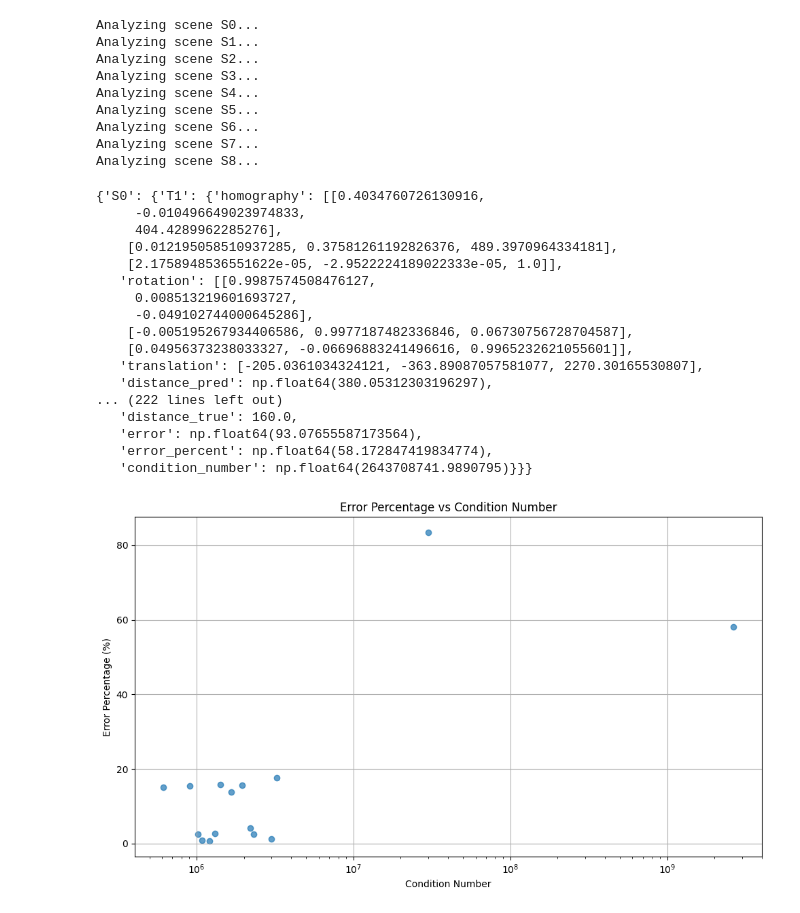
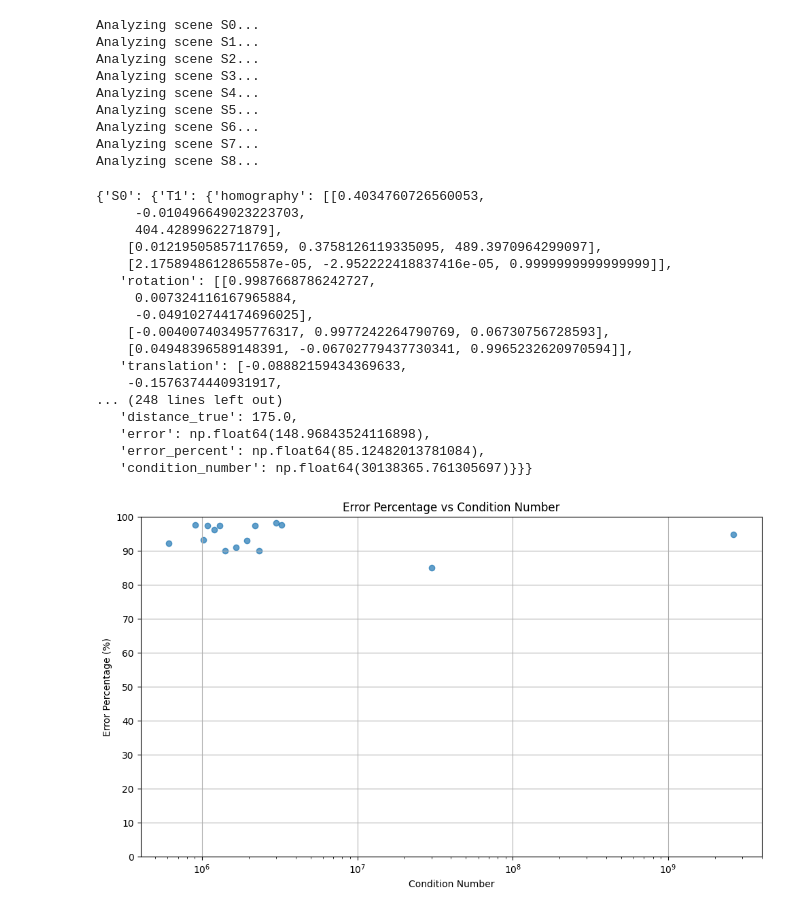
Before and after one commit to StefanoArcaro/single-view-3d, a Jupyter notebook: notebooks/analysis.ipynb, the cells around one changed output. Saved outputs shown, nothing was run; the diff lists cells and outputs as text; code cells hidden in the pictures.

Commit message:
New distance calculation method

```diff
--- a/notebooks/analysis.ipynb
+++ b/notebooks/analysis.ipynb
@@ -118,7 +118,7 @@ def template_match(template_path, scene_path, extract_method='SIFT', match_metho
 # %%
 def compute_distance(R, t_unscaled, width, height, template_real_length, template_pixel_length):
     """
-    Compute the distances from the camera center to a 3x3 grid of real-world points on a planar template.
+    Compute the distances from the camera center to the center of a planar template.
 
     Parameters:
         R (np.ndarray): 3x3 rotation matrix from template to camera
@@ -167,6 +201,9 @@ K, dist_coeffs, image_size = load_calibration_json("../assets/camera_calibration
 # %%
 scenes = data.get_all_scenes()
 # %%
+from src.geometry import recover_pose_from_homography_v3
+
+
 def analyze_scene(scene_id, scenes, K):
     """
     This function analyzes a scene by executing the following steps:
@@ -194,7 +231,8 @@ def analyze_scene(scene_id, scenes, K):
         cond_num = np.linalg.cond(H)
 
         # Recover camera pose from homography
-        R, t = recover_pose_from_homography(H, K)
+        # R, t = recover_pose_from_homography(H, K)
+        R, t = recover_pose_from_homography_v3(H, K)
 
         # Compute the distance from the camera to the template center
         distance_pred = compute_distance(
@@ -248,40 +286,41 @@ Analyzing scene S8...
 # %%
 results
 # %% [output]
-{'S0': {'T1': {'homography': [[0.4034760726130916,
-     -0.010496649023974833,
-     404.4289962285276],
-    [0.012195058510937285, 0.37581261192826376, 489.3970964334181],
-    [2.1758948536551622e-05, -2.9522224189022333e-05, 1.0]],
-   'rotation': [[0.9987574508476127,
-     0.008513219601693727,
-     -0.049102744000645286],
-    [-0.005195267934406586, 0.9977187482336846, 0.06730756728704587],
-    [0.04956373238033327, -0.06696883241496616, 0.9965232621055601]],
-   'translation': [-205.0361034324121, -363.89087057581077, 2270.30165530807],
-   'distance_pred': np.float64(380.05312303196297),
-... (222 lines left out)
-   'distance_true': 160.0,
-   'error': np.float64(93.07655587173564),
-   'error_percent': np.float64(58.172847419834774),
-   'condition_number': np.float64(2643708741.9890795)}}}
+{'S0': {'T1': {'homography': [[0.4034760726560053,
+     -0.010496649023223703,
+     404.4289962271879],
+    [0.01219505857117659, 0.3758126119335095, 489.3970964299097],
+    [2.1758948612865587e-05, -2.952222418837416e-05, 0.9999999999999999]],
+   'rotation': [[0.9987668786242727,
+     0.007324116167965884,
+     -0.049102744174696025],
+    [-0.004007403495776317, 0.9977242264790769, 0.06730756728593],
+    [0.04948396589148391, -0.06702779437730341, 0.9965232620970594]],
+   'translation': [-0.08882159434369633,
+    -0.1576374440931917,
+... (248 lines left out)
+   'distance_true': 175.0,
+   'error': np.float64(148.96843524116898),
+   'error_percent': np.float64(85.12482013781084),
+   'condition_number': np.float64(30138365.761305697)}}}
 # %%
 # Extract the error percentage and the condition number, and create a plot of the two against each other
 error_percentages = []
 condition_numbers = []
 for scene_id, templates in results.items():
     for template_id, data in templates.items():
         error_percentages.append(data['error_percent'])
         condition_numbers.append(data['condition_number'])
 
 plt.figure(figsize=(10, 6))
 plt.scatter(condition_numbers, error_percentages, alpha=0.7)
 plt.title('Error Percentage vs Condition Number')
 plt.xlabel('Condition Number')
 plt.ylabel('Error Percentage (%)')
+plt.yticks(np.arange(0, 101, 10))
 plt.xscale('log')
 plt.grid(True)
 plt.tight_layout()
 plt.show()
 # %% [output]
-[figure, old version]
+[figure, new version]
```
Also changed, not shown: parts of 3 cells of this notebook, 4 other files.
